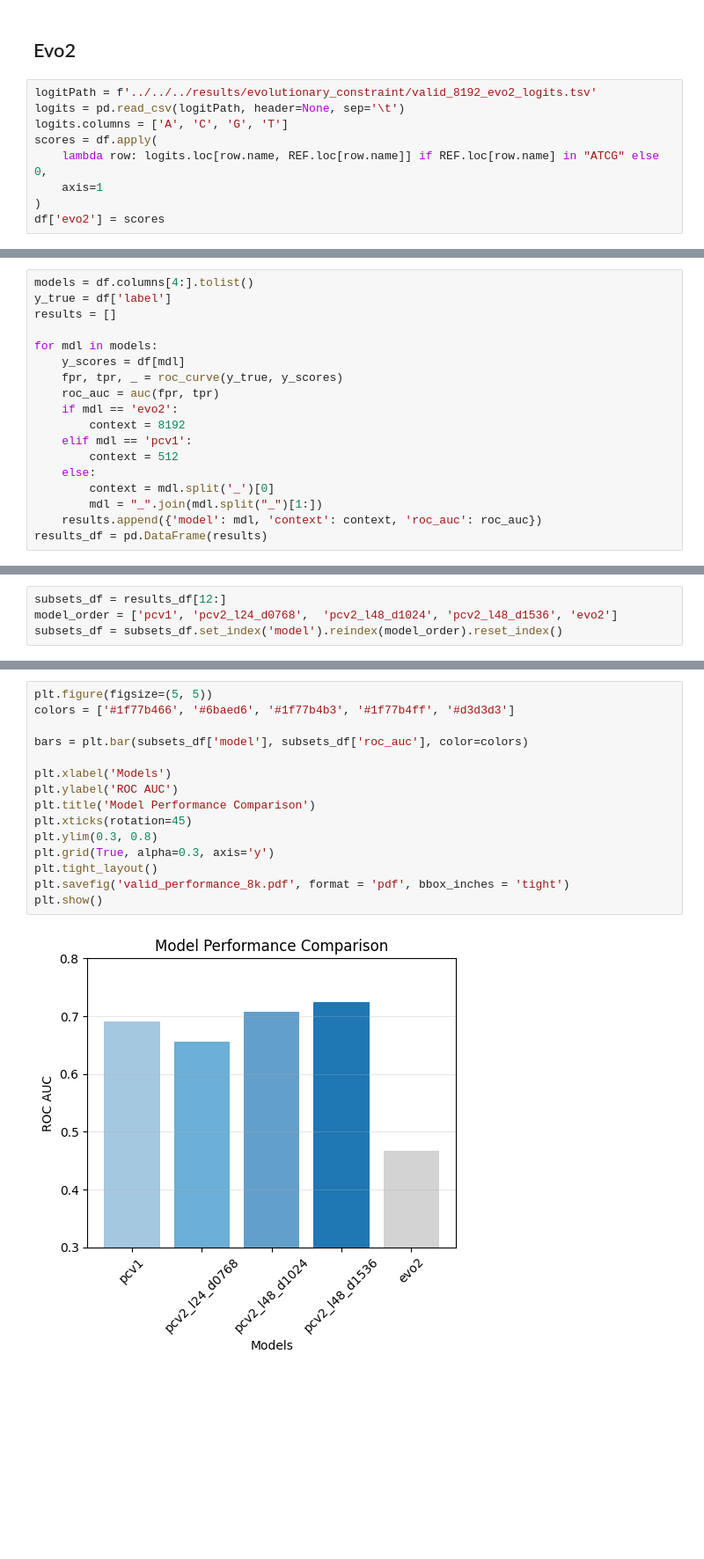
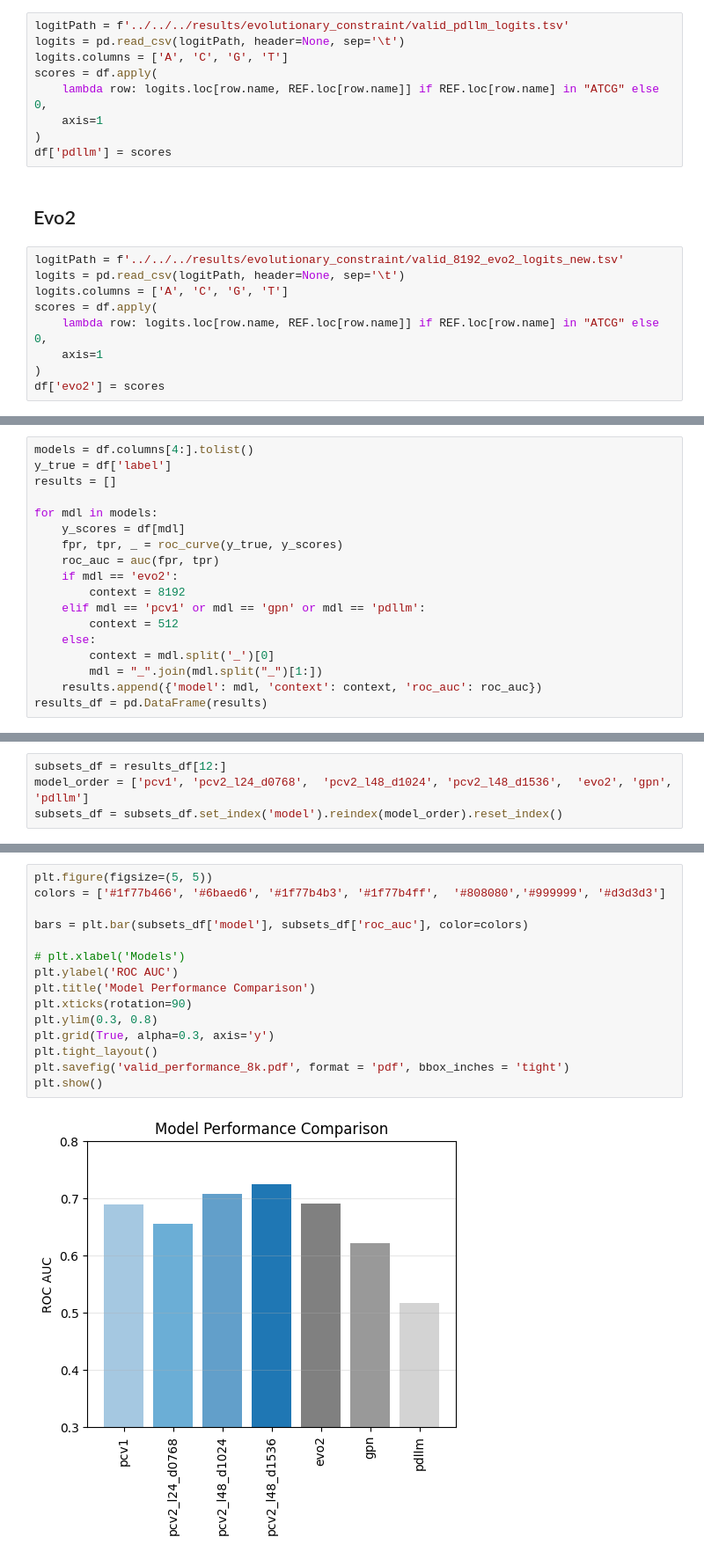
Before and after one commit to plantcad/plantcad2, a Jupyter notebook: pipelines/evolutionary_constraint/figures/plot-valid.ipynb, the cells around one changed output, grey strips where cells are left out. Shown: that part at 88% size. Cells and saved outputs as stored; diff of their text form; blank space fills up the shorter version.

Commit message:
Add GPN and PDLLM baselines and fixed Evo2 bug

```diff
--- a/pipelines/evolutionary_constraint/figures/plot-valid.ipynb
+++ b/pipelines/evolutionary_constraint/figures/plot-valid.ipynb
@@ -68,7 +81,16 @@ df['pcv1'] = scores
+# %%
+logitPath = f'../../../results/evolutionary_constraint/valid_pdllm_logits.tsv'
+logits = pd.read_csv(logitPath, header=None, sep='\t')
+logits.columns = ['A', 'C', 'G', 'T']
+scores = df.apply(
+    lambda row: logits.loc[row.name, REF.loc[row.name]] if REF.loc[row.name] in "ATCG" else 0,
+    axis=1
+)
+df['pdllm'] = scores
 # %% [markdown]
 ## Evo2
 # %%
-logitPath = f'../../../results/evolutionary_constraint/valid_8192_evo2_logits.tsv'
+logitPath = f'../../../results/evolutionary_constraint/valid_8192_evo2_logits_new.tsv'
 logits = pd.read_csv(logitPath, header=None, sep='\t')
 logits.columns = ['A', 'C', 'G', 'T']
 scores = df.apply(
@@ -97,7 +119,7 @@ for mdl in models:
     roc_auc = auc(fpr, tpr)
     if mdl == 'evo2':
         context = 8192
-    elif mdl == 'pcv1':
+    elif mdl == 'pcv1' or mdl == 'gpn' or mdl == 'pdllm':
         context = 512
     else:
         context = mdl.split('_')[0]
@@ -128,4 +149,4 @@ results_df
 # %%
 subsets_df = results_df[12:]
-model_order = ['pcv1', 'pcv2_l24_d0768',  'pcv2_l48_d1024', 'pcv2_l48_d1536', 'evo2']
+model_order = ['pcv1', 'pcv2_l24_d0768',  'pcv2_l48_d1024', 'pcv2_l48_d1536',  'evo2', 'gpn', 'pdllm']
 subsets_df = subsets_df.set_index('model').reindex(model_order).reset_index()
@@ -136,17 +153,17 @@ FileNotFoundError: [Errno 2] No such file or directory: '../../../res'
 # %%
 plt.figure(figsize=(5, 5))
-colors = ['#1f77b466', '#6baed6', '#1f77b4b3', '#1f77b4ff', '#d3d3d3']
+colors = ['#1f77b466', '#6baed6', '#1f77b4b3', '#1f77b4ff',  '#808080','#999999', '#d3d3d3']
 
 bars = plt.bar(subsets_df['model'], subsets_df['roc_auc'], color=colors)
 
-plt.xlabel('Models')
+# plt.xlabel('Models')
 plt.ylabel('ROC AUC')
 plt.title('Model Performance Comparison')
-plt.xticks(rotation=45)
+plt.xticks(rotation=90)
 plt.ylim(0.3, 0.8)
 plt.grid(True, alpha=0.3, axis='y')
 plt.tight_layout()
 plt.savefig('valid_performance_8k.pdf', format = 'pdf', bbox_inches = 'tight')
 plt.show()
 # %% [output]
-[figure, old version]
+[figure, new version]
```
Also changed, not shown: parts of 6 cells of this notebook, 1 other file.
